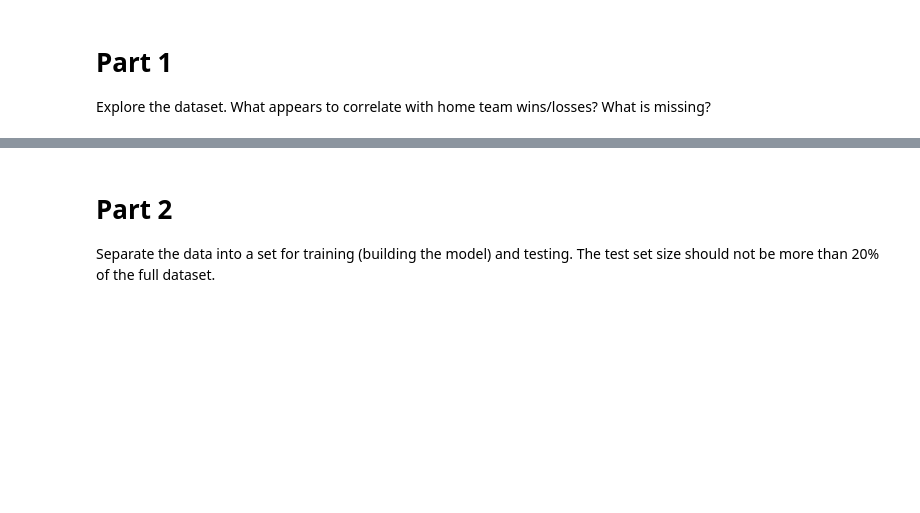
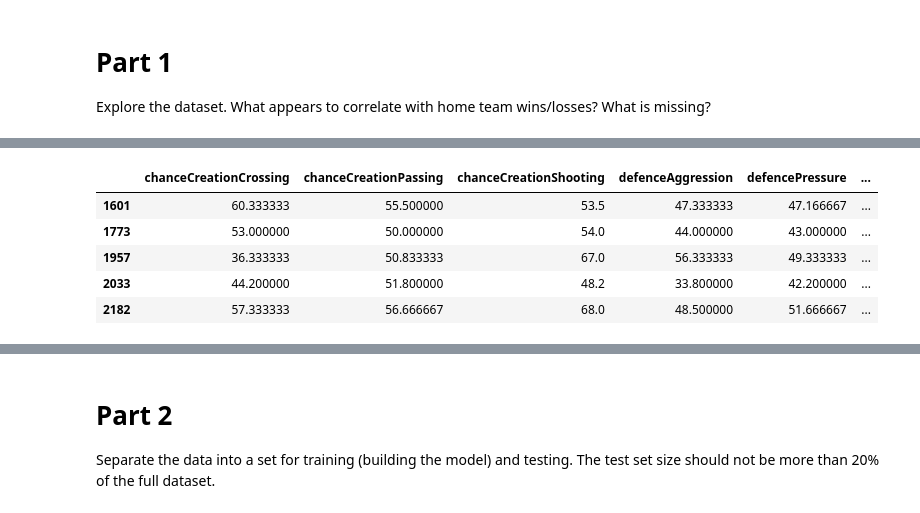
Before and after one commit to WesMC/data557-project-3, a Jupyter notebook: Project+3-2.ipynb, the cells around one changed output, grey strips where cells are left out. Cells and saved outputs as stored; diff of their text form; code cells hidden in the pictures; blank space fills up the shorter version.

```diff
--- a/Project+3-2.ipynb
+++ b/Project+3-2.ipynb
@@ -218,3 +206,0 @@ target.head()
-# %%
-result = team_attributes.sort('team_api_id')
-print(result.shape)
@@ -273,0 +317,10 @@ ratio_win_home_team.shape
+# %%
+df = pd.DataFrame(d)
+df.head()
+# %% [output]
+|  | chanceCreationCrossing | chanceCreationPassing | chanceCreationShooting | defenceAggression | defencePressure | ... |
+| 1601 | 60.333333 | 55.500000 | 53.5 | 47.333333 | 47.166667 | ... |
+| 1773 | 53.000000 | 50.000000 | 54.0 | 44.000000 | 43.000000 | ... |
+| 1957 | 36.333333 | 50.833333 | 67.0 | 56.333333 | 49.333333 | ... |
+| 2033 | 44.200000 | 51.800000 | 48.2 | 33.800000 | 42.200000 | ... |
+| 2182 | 57.333333 | 56.666667 | 68.0 | 48.500000 | 51.666667 | ... |
```
Also changed, not shown: parts of 17 cells of this notebook, 1 other file.
